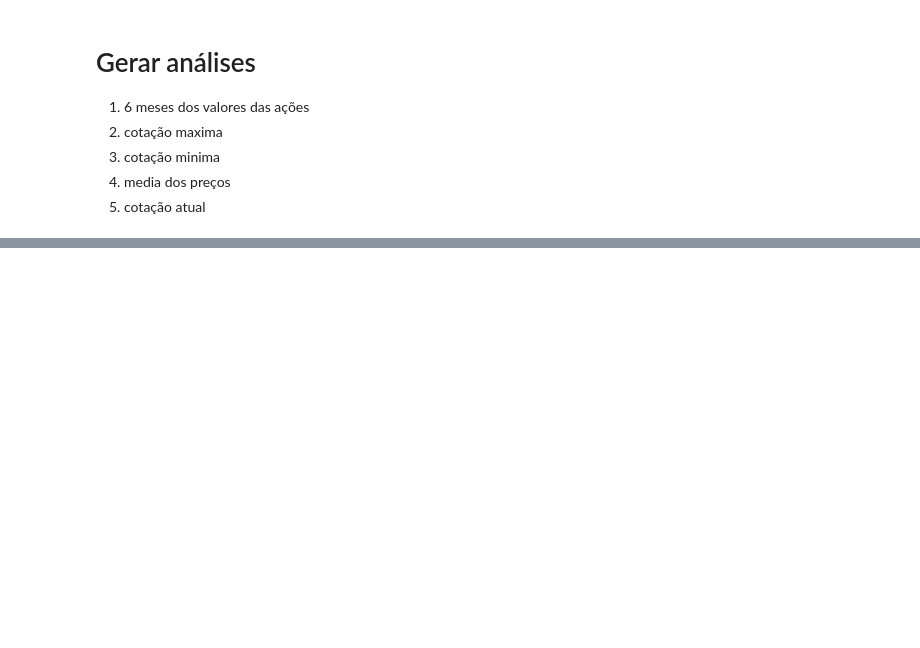
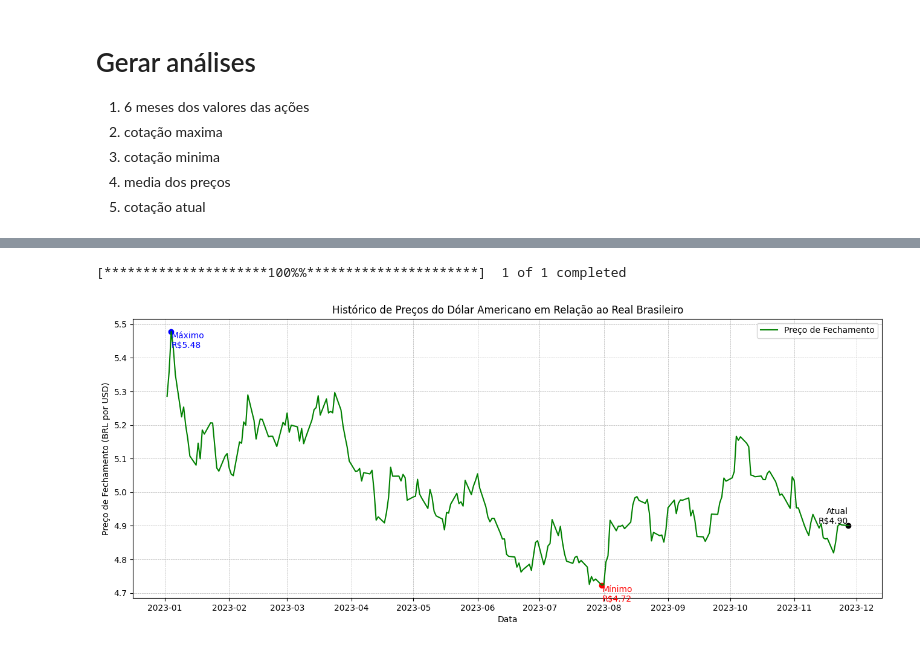
Before and after one commit to luisfernandogbraga/PROJETO_PESSOAL_ACOES, a Jupyter notebook: automação de processos.ipynb, the cells around one changed output, grey strips where cells are left out. Cells and saved outputs as stored; diff of their text form; code cells hidden in the pictures; blank space fills up the shorter version.

```diff
--- a/automação de processos.ipynb
+++ b/automação de processos.ipynb
@@ -132,0 +300,48 @@ plt.show()
+# %%
+# Ticker para o par de moedas Dólar Americano / Real Brasileiro
+ticker_usd_brl = 'USDBRL=X'
+
+# Obtenha o histórico de preços para o Dólar em relação ao Real
+historico_usd_brl = yf.download(ticker_usd_brl, start='2023-01-01', end='2023-11-28')
+
+# Encontrando o ponto mínimo, máximo e atual no período
+ponto_minimo = historico_usd_brl['Close'].idxmin()
+valor_ponto_minimo = historico_usd_brl['Close'].min()
+
+ponto_maximo = historico_usd_brl['Close'].idxmax()
+valor_ponto_maximo = historico_usd_brl['Close'].max()
+
+ponto_atual = historico_usd_brl.index[-1]
+valor_ponto_atual = historico_usd_brl['Close'].iloc[-1]
+
+# Configurando o gráfico
+plt.figure(figsize=(16, 6))
+plt.plot(historico_usd_brl['Close'], label='Preço de Fechamento', color='green')
+
+# Adicionando linhas de grade
+plt.grid(True, which='both', linestyle='--', linewidth=0.5)
+
+# Adicionando rótulos e título
+plt.xlabel('Data')
+plt.ylabel('Preço de Fechamento (BRL por USD)')
+plt.title('Histórico de Preços do Dólar Americano em Relação ao Real Brasileiro')
+
+# Adicionando marcador para o ponto mínimo com valor e rótulo "Mínimo" (cor vermelha)
+plt.scatter(ponto_minimo, valor_ponto_minimo, color='red')
+plt.text(ponto_minimo, valor_ponto_minimo, f'Mínimo\nR${valor_ponto_minimo:.2f}', fontsize=10, ha='left', va='top', color='red')
+
+# Adicionando marcador para o ponto máximo com valor e rótulo "Máximo" (cor azul)
+plt.scatter(ponto_maximo, valor_ponto_maximo, color='blue')
+plt.text(ponto_maximo, valor_ponto_maximo, f'Máximo\nR${valor_ponto_maximo:.2f}', fontsize=10, ha='left', va='top', color='blue')
+
+# Adicionando marcador para o ponto atual com valor e rótulo "Atual" (cor preta)
+plt.scatter(ponto_atual, valor_ponto_atual, color='black')
+plt.text(ponto_atual, valor_ponto_atual, f'Atual\nR${valor_ponto_atual:.2f}', fontsize=10, ha='right', va='bottom', color='black')
+
+# Adicionando legenda
+plt.legend()
+
+plt.show()
+# %% [output]
+[*********************100%%**********************]  1 of 1 completed
+[figure, added]
```
Also changed, not shown: parts of 8 cells of this notebook.
